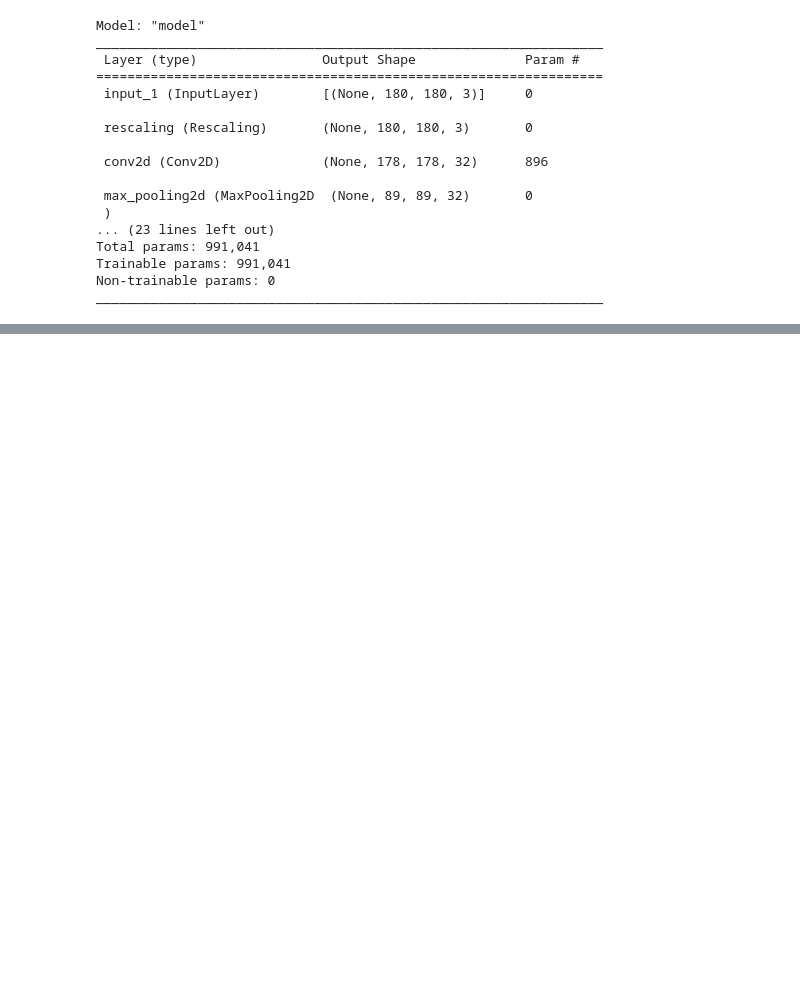
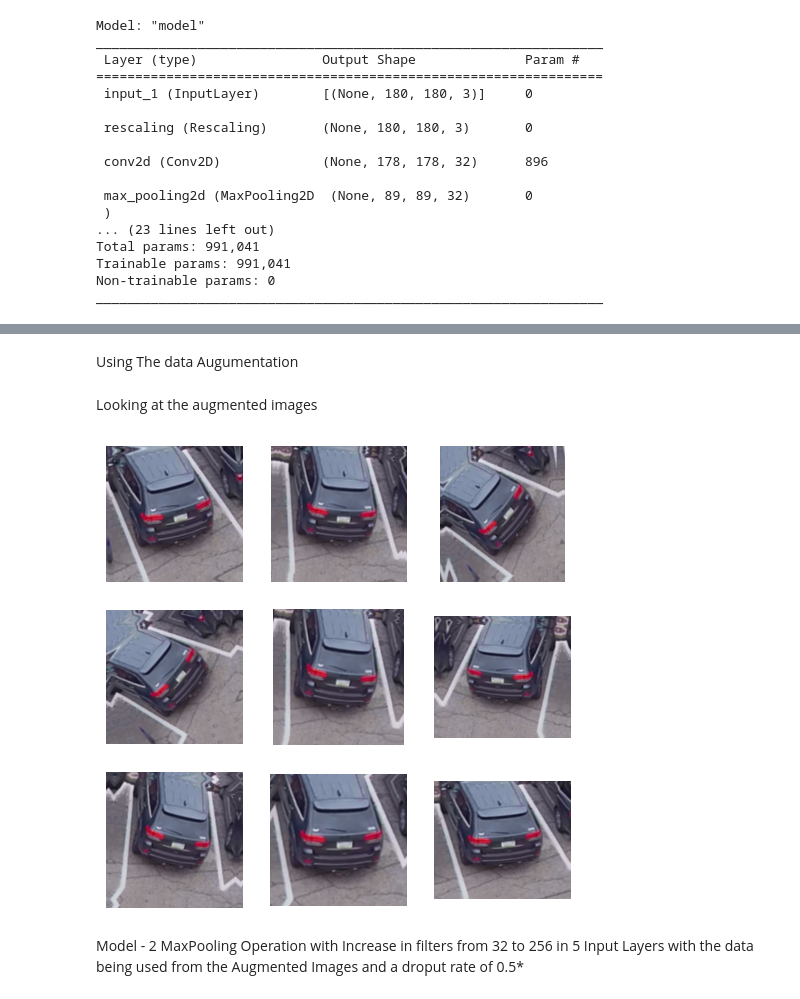
Before and after one commit to Nisha40108/ParkNaviGo, a Jupyter notebook: Class_code.ipynb, the cells around one changed output, grey strips where cells are left out. Saved outputs shown, nothing was run; the diff lists cells and outputs as text; code cells hidden in the pictures; blank space fills up the shorter version.

```diff
--- a/Class_code.ipynb
+++ b/Class_code.ipynb
@@ -227,0 +228,2 @@ Accuracy: 0.840
+# %% [markdown]
+Using The data Augumentation
@@ -227,0 +234,25 @@ Accuracy: 0.840
+# %%
+data_augmentation = keras.Sequential(
+    [
+        layers.RandomFlip("horizontal"),
+        layers.RandomRotation(0.1),
+        layers.RandomZoom(0.2),
+        layers.RandomHeight(0.1),
+        layers.RandomWidth(0.1),
+        layers.RandomRotation(factor=0.05),
+    ]
+)
+# %% [markdown]
+Looking at the augmented images
+# %%
+plt.figure(figsize=(6, 6))
+for images, _ in train_dataset.take(1):
+   for i in range(9):
+      augmented_images = data_augmentation(images)
+      ax = plt.subplot(3, 3, i + 1)
+      plt.imshow(augmented_images[0].numpy().astype("uint8"))
+      plt.axis("off")
+# %% [output]
+[figure, added]
+# %% [markdown]
+Model - 2 MaxPooling Operation with Increase in filters from 32 to 256 in 5 Input Layers with the data being used from the Augmented Images and a droput rate of 0.5*
```
Also changed, not shown: parts of 34 cells of this notebook.
